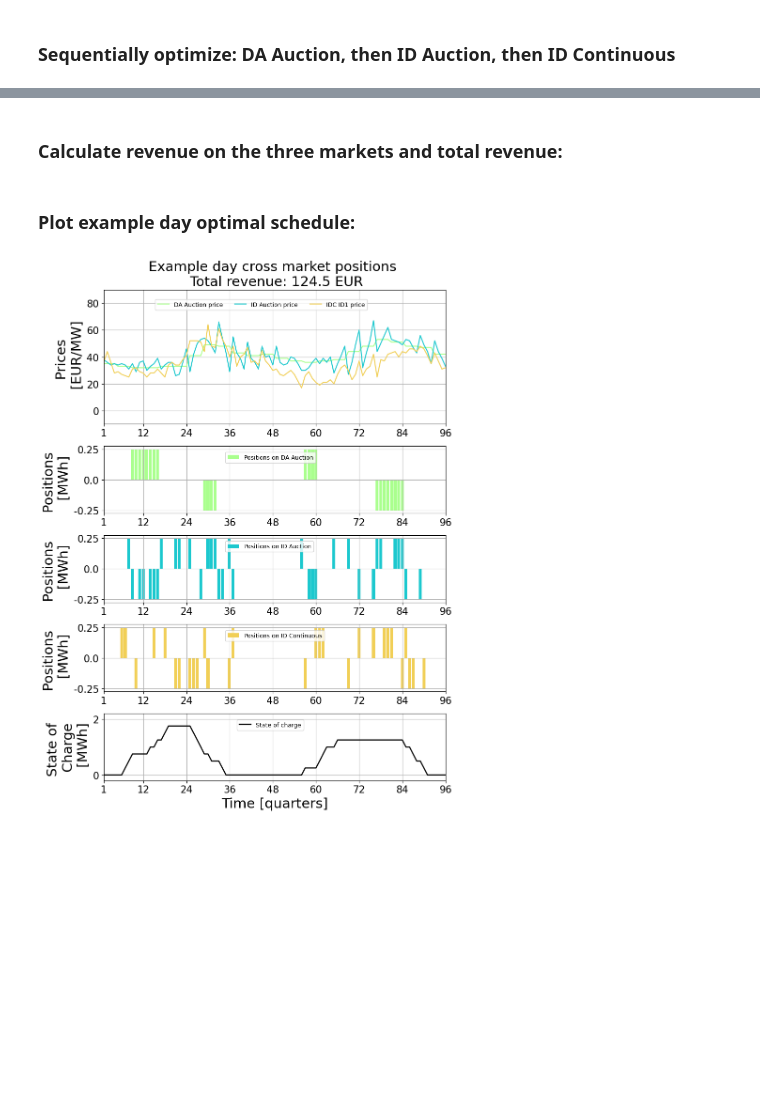
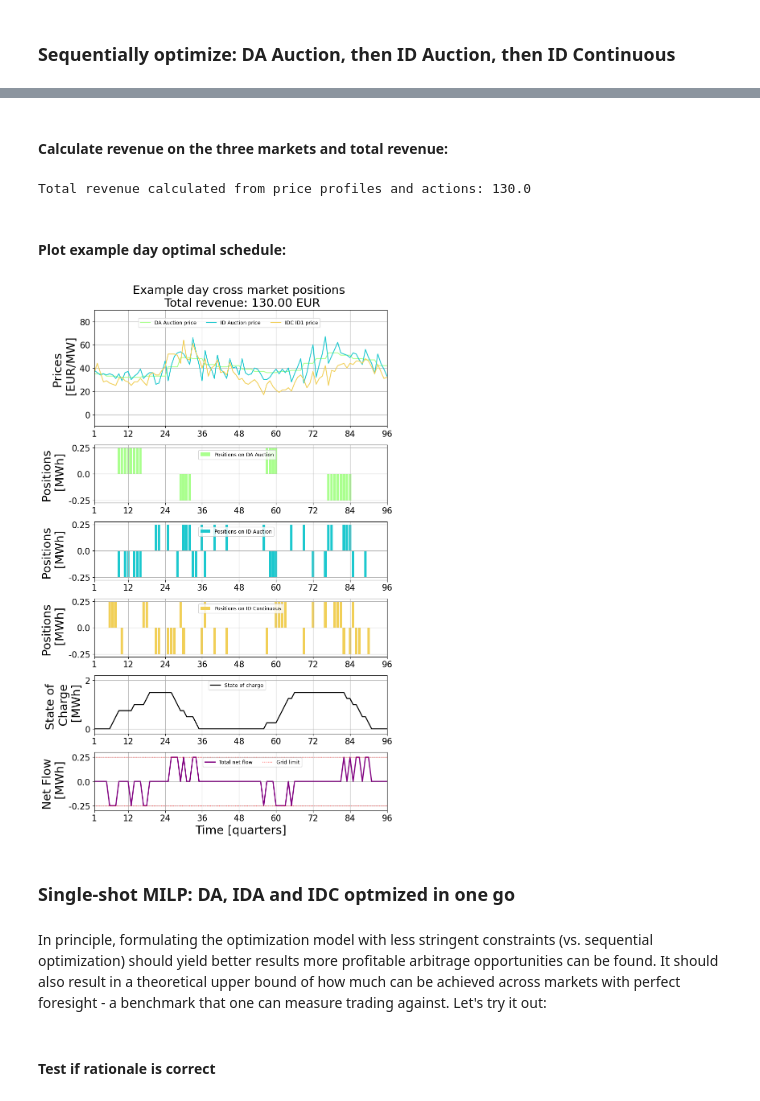
Before and after one commit to c-metz/bess-optimizer, a Jupyter notebook: example.ipynb, the cells around one changed output, grey strips where cells are left out. Cells and saved outputs as stored; diff of their text form; code cells hidden in the pictures; blank space fills up the shorter version.

```diff
--- a/example.ipynb
+++ b/example.ipynb
@@ -85,28 +173,28 @@ TOTAL: 124.5
 # %% [markdown]
-### Calculate revenue on the three markets and total revenue:
+#### Calculate revenue on the three markets and total revenue:
 # %%
 revenue_daa = np.sum(np.asarray(daa_price_vector) * (np.asarray(dis1) - cha1)) * power_cap/4
 revenue_ida = np.sum(np.asarray(ida_price_vector) * (np.asarray(dis2) + dis2c - cha2 - cha2c)) * power_cap/4
 revenue_idc = np.sum(np.asarray(idc_price_vector) * (np.asarray(dis3) + dis3c - cha3 - cha3c)) * power_cap/4
 
 revenue_total = revenue_daa+revenue_ida+revenue_idc
+print("Total revenue calculated from price profiles and actions:", round(revenue_total,2))
+# %% [output]
+Total revenue calculated from price profiles and actions: 130.0
 # %% [markdown]
-### Plot example day optimal schedule:
+#### Plot example day optimal schedule:
 # %%
 color1 = (170/255,1,142/255,1)
 color2 = (28/255,200/255,206/255,1)
 color3 = (241/255,207/255,87/255,1)
 
-
 xgrid = np.arange(1, 97, 1)
 
-fig, axs = plt.subplots(5, 1, figsize=(9, 12), gridspec_kw={'height_ratios': [2,1,1,1,1]})
+fig, axs = plt.subplots(6, 1, figsize=(9, 14), gridspec_kw={'height_ratios': [2,1,1,1,1,1]})
 
-ax1, ax2, ax3, ax4, ax5 = axs
+ax1, ax2, ax3, ax4, ax5, ax6 = axs
 
-
-# Subplot 1
-
+# Subplot 1 - Prices
 ax1.plot(xgrid, daa_price_vector, color=color1, label='DA Auction price')
 ax1.plot(xgrid, ida_price_vector, color=color2, label='ID Auction price')
 ax1.plot(xgrid, idc_price_vector, color=color3, label='IDC ID1 price')
@@ -120,11 +208,9 @@ ax1.set_yticks([0,20,40,60,80])
 ax1.set_yticklabels([0,20,40,60,80], fontsize=15)
 ax1.set_ylim(-10, 90)
 ax1.set_ylabel('Prices \n [EUR/MW]', fontsize=21)
-ax1.set_title(f'Example day cross market positions \n Total revenue: {revenue_total} EUR', fontsize=21)
+ax1.set_title(f'Example day cross market positions \n Total revenue: {revenue_total:.2f} EUR', fontsize=21)
 
-
-# Subplot 2
-
+# Subplot 2 - DA Auction
 ax2.bar(xgrid, np.asarray(cha1)*power_cap/4, color=color1, label='Positions on DA Auction', linewidth=1.75)
 ax2.bar(xgrid, np.asarray(dis1)*-power_cap/4, color=color1, linewidth=1.75)
 
@@ -138,9 +224,7 @@ ax2.set_yticks([-power_cap/4,0, power_cap/4])
 ax2.set_yticklabels(ax2.get_yticks(), fontsize=15)
 ax2.set_ylabel('Positions \n [MWh]', fontsize=21)
 
-
-# Subplot 3
-
+# Subplot 3 - ID Auction
 ax3.bar(xgrid, np.asarray(cha2)*power_cap/4, color=color2, label='Positions on ID Auction', linewidth=1.75)
 ax3.bar(xgrid, np.asarray(dis2)*-power_cap/4, color=color2, linewidth=1.75)
 ax3.bar(xgrid, np.asarray(cha2c)*power_cap/4, color=color2, linewidth=1.75)
@@ -156,41 +240,62 @@ ax3.set_yticks([-power_cap/4,0, power_cap/4])
 ax3.set_yticklabels(ax2.get_yticks(), fontsize=15)
 ax3.set_ylabel('Positions \n [MWh]', fontsize=21)
 
-
-# Subplot 4
-
+# Subplot 4 - ID Continuous
 ax4.bar(xgrid, np.asarray(cha3)*power_cap/4, color=color3, label='Positions on ID Continuous', linewidth=1.75)
 ax4.bar(xgrid, np.asarray(dis3)*-power_cap/4, color=color3, linewidth=1.75)
 ax4.bar(xgrid, np.asarray(cha3c)*power_cap/4, color=color3, linewidth=1.75)
 ax4.bar(xgrid, np.asarray(dis3c)*-power_cap/4, color=color3, linewidth=1.75)
 
 ax4.legend(fontsize=9,ncol=4, loc=(0.355,0.75))
 ax4.grid()
 ax4.set_xlim(1, len(ida_price_vector))
 ax4.set_xticks([1, 12, 24, 36, 48, 60, 72, 84, 96])
 ax4.set_xticklabels([1, 12, 24, 36, 48, 60, 72, 84, 96], fontsize=15)
 ax4.set_ylim(-power_cap/4*1.1, power_cap/4*1.1)
 ax4.set_yticks([-power_cap/4,0, power_cap/4])
 ax4.set_yticklabels(ax2.get_yticks(), fontsize=15)
 ax4.set_ylabel('Positions \n [MWh]', fontsize=21)
 
-
-# Subplot 5
-
+# Subplot 5 - State of Charge
 ax5.plot(xgrid, soc3, color='black', label='State of charge', linewidth=1.75)
 
 ax5.legend(fontsize=9,ncol=4, loc=(0.39,0.75))
 ax5.grid()
 ax5.set_xlim(1, len(ida_price_vector))
 ax5.set_xticks([1, 12, 24, 36, 48, 60, 72, 84, 96])
 ax5.set_xticklabels([1, 12, 24, 36, 48, 60, 72, 84, 96], fontsize=15)
-ax5.set_xlabel('Time [quarters]', fontsize=21)
 ax5.set_ylim(-0.2, energy_cap*1.1)
 ax5.set_yticks([0, energy_cap])
 ax5.set_yticklabels(ax5.get_yticks(), fontsize=15)
 ax5.set_ylabel('State of \n Charge \n [MWh]', fontsize=21)
 
+# Subplot 6 - Total Net Flow
+# Calculate total net flow (BESS only, no PV)
+total_net_flow = (np.asarray(dis_tot3) - np.asarray(cha_tot3)) * power_cap/4
+
+ax6.plot(xgrid, total_net_flow, color='purple', linewidth=2, label='Total net flow')
+ax6.axhline(power_cap/4, color='red', linestyle=':', linewidth=1, label='Grid limit')
+ax6.axhline(-power_cap/4, color='red', linestyle=':', linewidth=1)
+ax6.axhline(0, color='gray', linestyle='-', linewidth=0.5, alpha=0.5)
+
+ax6.legend(fontsize=9,ncol=4, loc=(0.37,0.75))
+ax6.grid()
+ax6.set_xlim(1, len(ida_price_vector))
+ax6.set_xticks([1, 12, 24, 36, 48, 60, 72, 84, 96])
+ax6.set_xticklabels([1, 12, 24, 36, 48, 60, 72, 84, 96], fontsize=15)
+ax6.set_xlabel('Time [quarters]', fontsize=21)
+ax6.set_ylim(-power_cap/4*1.2, power_cap/4*1.2)
+ax6.set_yticks([-power_cap/4, 0, power_cap/4])
+ax6.set_yticklabels(ax6.get_yticks(), fontsize=15)
+ax6.set_ylabel('Net Flow \n [MWh]', fontsize=21)
+
 plt.tight_layout()
 plt.show()
 # %% [output]
-[figure, old version]
+[figure, new version]
+# %% [markdown]
+### Single-shot MILP: DA, IDA and IDC optmized in one go
+# %% [markdown]
+In principle, formulating the optimization model with less stringent constraints (vs. sequential optimization) should yield better results more profitable arbitrage opportunities can be found. It should also result in a theoretical upper bound of how much can be achieved across markets with perfect foresight - a benchmark that one can measure trading against. Let's try it out:
+# %% [markdown]
+#### Test if rationale is correct
```
Also changed, not shown: parts of 28 cells of this notebook, 4 other files.
